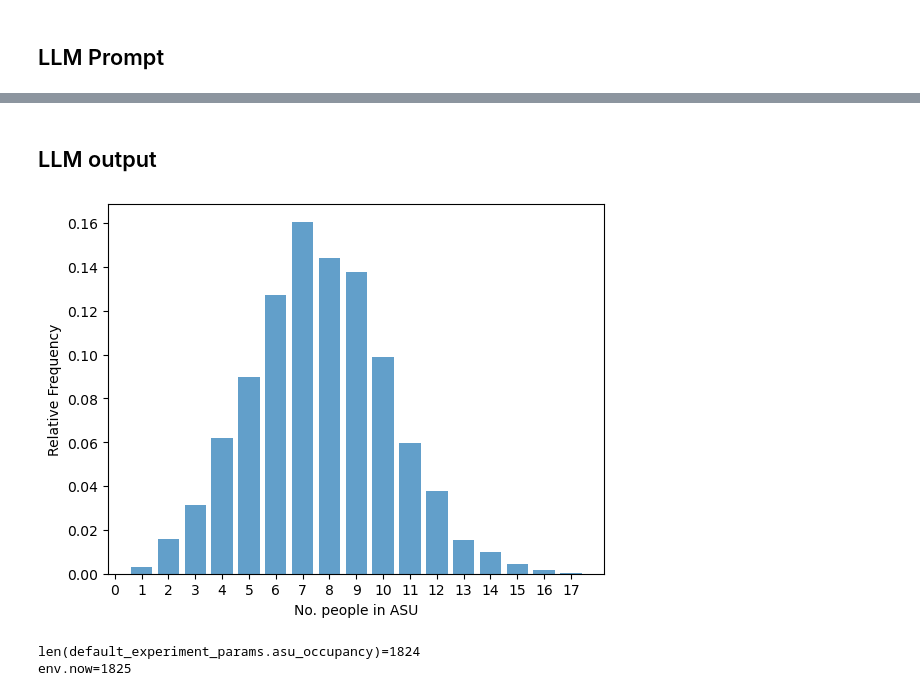
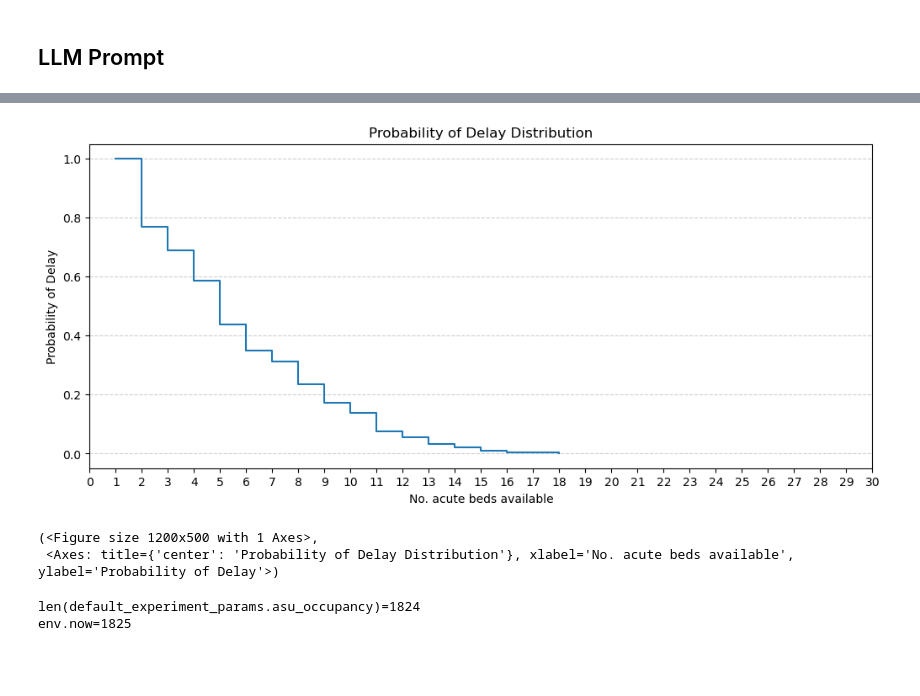
Before and after one commit to pythonhealthdatascience/llm_simpy, a Jupyter notebook: notebooks/03_stroke/01_perplexity/10_iteration.ipynb, the cells around one changed output, grey strips where cells are left out. Saved outputs shown, nothing was run; the diff lists cells and outputs as text; code cells hidden in the pictures; blank space fills up the shorter version.

Commit message:
ASU: iter 10: prob delay chart ASU

```diff
--- a/notebooks/03_stroke/01_perplexity/10_iteration.ipynb
+++ b/notebooks/03_stroke/01_perplexity/10_iteration.ipynb
@@ -196,70 +194,70 @@ def audit_acute_occupancy(acute_audit_interval, asu, experiment):
     while True:
         yield asu.env.timeout(acute_audit_interval)
         experiment.asu_occupancy.append(asu.occupancy)
-# %% [markdown]
-## LLM output
 # %%
-import numpy as np
 import matplotlib.pyplot as plt
 
-# Function to calculate relative and cumulative frequencies of integer values
 def calculate_occupancy_frequencies(data):
     unique_values, counts = np.unique(data, return_counts=True)
-    relative_frequency = counts / np.sum(counts)
+    relative_frequency = counts / len(data)
     cumulative_frequency = np.cumsum(relative_frequency)
-    x_label = "No. people in ASU"
+    return relative_frequency, cumulative_frequency, unique_values
 
-    return relative_frequency, cumulative_frequency, unique_values, x_label
-
-# Function to create a bar chart of relative frequency using matplotlib
-def occupancy_plot(relative_frequency, unique_values, x_label="No. people in ASU"):
-    fig, ax = plt.subplots()
+def occupancy_plot(relative_frequency, unique_values, x_label="No. people in ASU", fig_size=(12, 5)):
+    fig, ax = plt.subplots(figsize=fig_size)
     ax.bar(unique_values, relative_frequency, align='center', alpha=0.7)
-    ax.set_xticks(np.arange(0, max(unique_values) + 1))
+    ax.set_xticks(np.arange(0, 31, 1))
     ax.set_xlabel(x_label)
     ax.set_ylabel('Relative Frequency')
+    plt.grid(axis='y', linestyle='--', alpha=0.6)
+    plt.title('Occupancy Relative Frequency Distribution')
     plt.show()
+    return fig, ax
-# %% [output]
-[figure, removed]
 # %%
-def calculate_prob_delay(relative_frequency, cumulative_frequency):
-    prob_delay = relative_frequency / cumulative_frequency
+def calculate_prob_delay(relative_frequencies, cumulative_frequencies):
+    prob_delay = np.array(relative_frequencies) / np.array(cumulative_frequencies)
     return prob_delay
 
 def prob_delay_plot(prob_delay, unique_values, x_label="No. acute beds available", fig_size=(12, 5)):
     fig, ax = plt.subplots(figsize=fig_size)
-    ax.step(unique_values, prob_delay, where='mid')
+    ax.step(unique_values, prob_delay, where='post')
     ax.set_xticks(np.arange(0, 31, 1))
     ax.set_xlabel(x_label)
     ax.set_ylabel('Probability of Delay')
     plt.grid(axis='y', linestyle='--', alpha=0.6)
-    plt.title('Probability of Delay in Acute Beds Availability')
+    plt.title('Probability of Delay Distribution')
     plt.show()
     return fig, ax
 
 # Create an instance of the Experiment class with default parameters and trace set to False
 default_experiment_params = Experiment()
 
 # Create the simulation environment and AcuteStrokeUnit instance with the Experiment parameters
 env = simpy.Environment()
 acu_experiment = AcuteStrokeUnit(env, default_experiment_params)
 
 # Start the patient generators for each type of patient in the AcuteStrokeUnit instance
 env.process(acu_experiment.stroke_patient_generator())
 env.process(acu_experiment.tia_patient_generator())
 env.process(acu_experiment.neuro_patient_generator())
 env.process(acu_experiment.other_patient_generator())
 
 # Start the audit_acute_occupancy generator function to record ASU occupancy at intervals
 env.process(audit_acute_occupancy(1, acu_experiment, default_experiment_params))
 
 # Run the simulation until the specified run length in the Experiment parameters
 env.run(until=default_experiment_params.run_length)
 
+# Calculate occupancy frequencies and plot the relative frequency distribution
+relative_freq, cumulative_freq, unique_vals = calculate_occupancy_frequencies(default_experiment_params.asu_occupancy)
+
 # Calculate probability of delay and plot the step chart
-relative_freq, cumulative_freq, unique_vals = calculate_occupancy_frequencies(default_experiment_params.asu_occupancy)
 prob_delay = calculate_prob_delay(relative_freq, cumulative_freq)
 prob_delay_plot(prob_delay, unique_vals)
+# %% [output]
+[figure, added]
+(<Figure size 1200x500 with 1 Axes>,
+ <Axes: title={'center': 'Probability of Delay Distribution'}, xlabel='No. acute beds available', ylabel='Probability of Delay'>)
 # %%
 # added by tester
 print(f'{len(default_experiment_params.asu_occupancy)=}')
```
Also changed, not shown: parts of 10 cells of this notebook, 1 other file.
